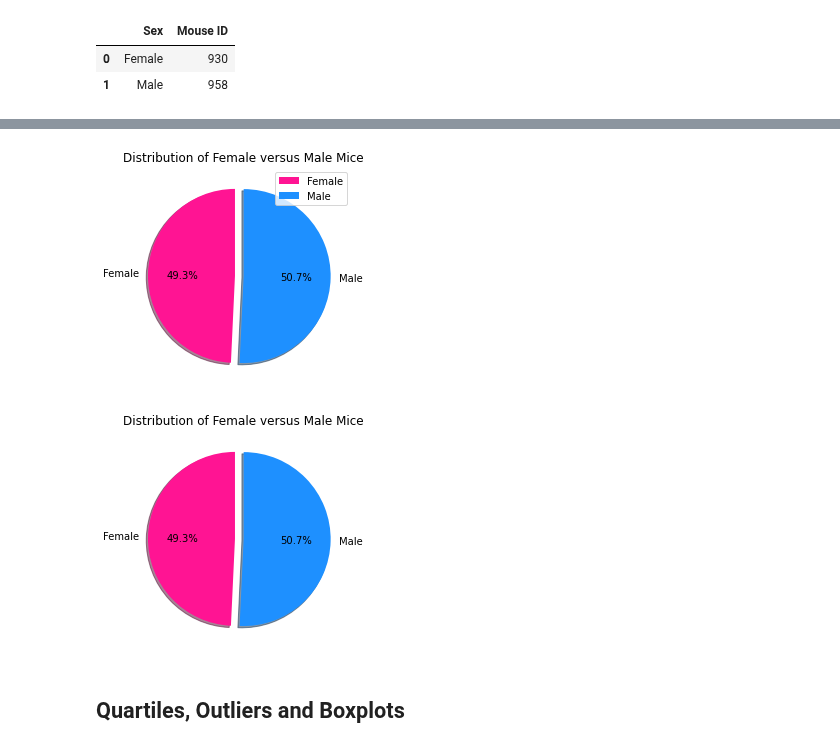
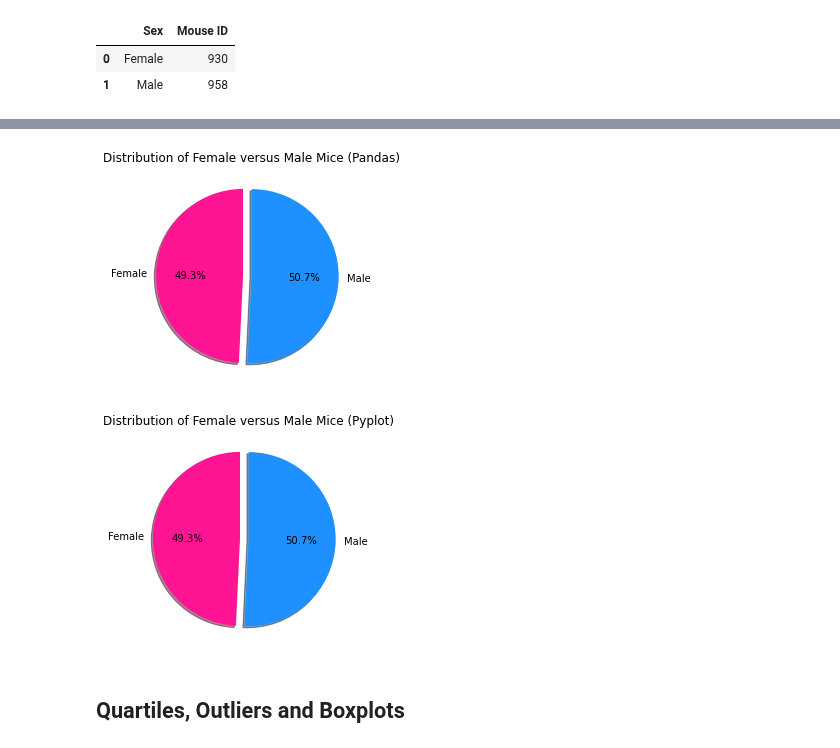
Before and after one commit to NathanJPotter/Matplotlib-challenge-np, a Jupyter notebook: Pymaceuticals/pymaceuticals_starter.ipynb, the cells around one changed output, grey strips where cells are left out. Drawn from its saved outputs; the diff is of its cells as text; code cells hidden in the pictures.

```diff
--- a/Pymaceuticals/pymaceuticals_starter.ipynb
+++ b/Pymaceuticals/pymaceuticals_starter.ipynb
@@ -332,11 +317,11 @@ memory usage: 160.0+ bytes
 # %%
 ## Generate a pie plot showing the distribution of female versus male mice using Pandas
 
-pandas_pie_plot = male_female_df.plot(kind="pie", y='Mouse ID', explode = (0.1, 0), labels = (male_female_df["Sex"]), colors = ["deeppink", "dodgerblue"],
-                                      autopct="%1.1f%%", shadow=True, startangle=90,
-                                      title=("Distribution of Female versus Male Mice"), ylabel=(""))
+pandas_pie_plot = male_female_df.plot(kind="pie", y='Mouse ID', explode = (0.1, 0), labels = (male_female_df["Sex"]),
+                                      colors = ["deeppink", "dodgerblue"], autopct="%1.1f%%", shadow=True, startangle=90,
+                                      title=("Distribution of Female versus Male Mice (Pandas)"), ylabel=(""), legend=(""))
 # %% [output]
-[figure, old version]
+[figure, new version]
 # %%
 ## Generate a pie plot showing the distribution of female versus male mice using pyplot
 
@@ -354,6 +339,6 @@ explode = (0.1, 0)
 
 # Plot the pie chart
 plt.pie(sizes, explode=explode, labels = labels, colors=colors, autopct="%1.1f%%", shadow=True, startangle=90)
-plt.title("Distribution of Female versus Male Mice");
+plt.title("Distribution of Female versus Male Mice (Pyplot)");
 # %% [output]
-[figure, old version]
+[figure, new version]
```
Also changed, not shown: parts of 7 cells of this notebook.
